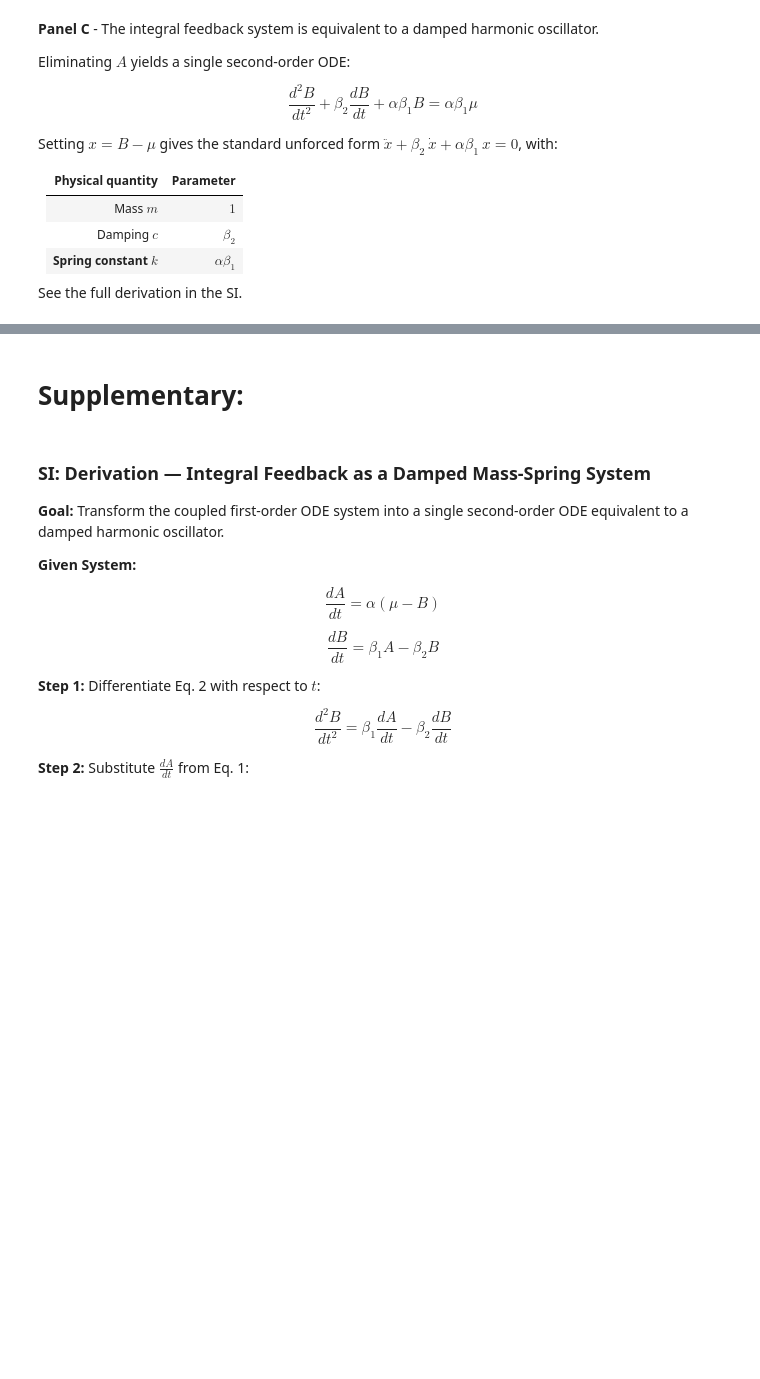
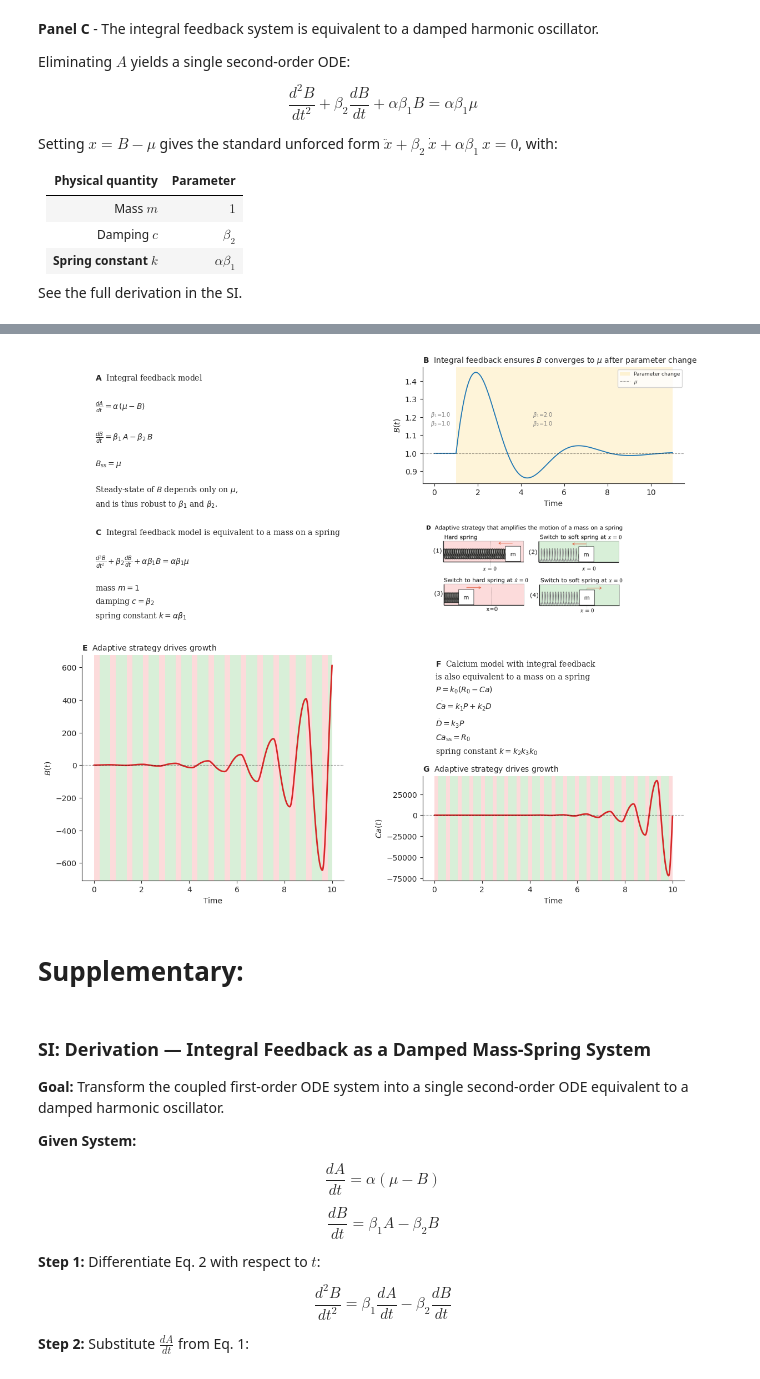
Before and after one commit to Liamir/autodiff-control, a Jupyter notebook: notebooks/figure2.ipynb, the cells around one changed output, grey strips where cells are left out. Saved outputs shown, nothing was run; the diff lists cells and outputs as text; code cells hidden in the pictures; blank space fills up the shorter version.

```diff
--- a/notebooks/figure2.ipynb
+++ b/notebooks/figure2.ipynb
@@ -396,3 +326,100 @@ plt.show()
+# %%
+# ======================================================================
+# ADJUSTED COMPOSITE FIGURE — Reduced height for E and F
+# ======================================================================
+fig = plt.figure(figsize=(14, 12)) # Reduced total figure height slightly
+
+# We use 4 rows to manage the alignment of F and G perfectly.
+# height_ratios:
+# Row 0 (A/B): 1
+# Row 1 (C/D): 0.8
+# Row 2 (F):   0.4  <-- Reduced from 0.6 to make F/E smaller
+# Row 3 (G):   1.0  <-- Kept at 1.0 to preserve G's height
+gs = gridspec.GridSpec(4, 2, figure=fig,
+                       height_ratios=[1, 0.8, 0.7, 0.9],
+                       hspace=0.4, wspace=0.3)
+
+# --- Panel A: equations ---
+ax_A = fig.add_subplot(gs[0, 0])
+text_panel(ax_A, [
+    r'$\mathbf{A}$  Integral feedback model',
+    '', r'$\frac{dA}{dt} = \alpha\,(\mu - B)$',
+    '', r'$\frac{dB}{dt} = \beta_1\, A - \beta_2\, B$',
+    '', r'$B_{ss} = \mu$',
+    '', r'Steady-state of $B$ depends only on $\mu$,',
+    r'and is thus robust to $\beta_1$ and $\beta_2$.'
+], fontsize=10)
+
+# --- Panel B: single parameter switch with axvspan shading ---
+ax_B = fig.add_subplot(gs[0, 1])
+ax_B.plot(data_B['t'], data_B['B'], lw=1.3, color='C0')
+ax_B.axvspan(data_B['t_switch'], data_B['t'].max(), color='#fcba03', alpha=0.15, lw=0, label='Parameter change')
+ax_B.axhline(mu, color='black', ls='--', lw=0.8, alpha=0.4, label=r'$\mu$')
+ax_B.text(0.3, 0.50, data_B['label_base'], ha='center', fontsize=7, color='gray',
+          transform=ax_B.get_xaxis_transform())
+ax_B.text(5.0, 0.50, data_B['label_pert'], ha='center', fontsize=7, color='gray',
+          transform=ax_B.get_xaxis_transform())
+ax_B.set_ylabel('$B(t)$'); ax_B.set_xlabel('Time')
+ax_B.set_title(r'$\mathbf{B}$  Integral feedback ensures $B$ converges to $\mu$ after parameter change',
+               fontsize=10, loc='left')
+ax_B.legend(fontsize=6.5, loc='upper right'); clean_ax(ax_B)
+
+# --- Panel C: spring equivalence ---
+ax_C = fig.add_subplot(gs[1, 0])
+text_panel(ax_C, [
+    r'$\mathbf{C}$  Integral feedback model is equivalent to a mass on a spring',
+    '', r'$\frac{d^2B}{dt^2} + \beta_2\frac{dB}{dt} + \alpha\beta_1 B = \alpha\beta_1 \mu$',
+    '', r'mass $m = 1$', r'damping $c = \beta_2$',
+    r'spring constant $k = \alpha\beta_1$',
+], fontsize=10)
+
+# --- Panel D: hard/soft spring diagram ---
+ax_D = fig.add_subplot(gs[1, 1])
+img_D = plt.imread('figure2_panelD_wide.png')
+
+# FIX: Anchor the image to the 'W' (West/Left) so it isn't centered in the blank space.
+# Alternatively, you could use ax_D.imshow(img_D, aspect='auto') to force it to stretch and fill the cell.
+ax_D.imshow(img_D)
+ax_D.set_anchor('W')
+ax_D.axis('off')
+
+# --- Panel E: Now occupies the left cell of row 2 AND 3 ---
+# This keeps Panel E tall while F and G stay stacked on the right
+ax_E = fig.add_subplot(gs[2:, 0])
+shade_spring(ax_E, data_E['t'], data_E['alpha'],
+             PANEL_E['alpha_hard'], PANEL_E['alpha_soft'])
+ax_E.plot(data_E['t'], data_E['y'][:, 1], lw=2, color='C3')
+ax_E.axhline(mu, color='black', ls='--', lw=0.8, alpha=0.4)
+ax_E.set_ylabel('$B(t)$'); ax_E.set_xlabel('Time')
+ax_E.set_title(r'$\mathbf{E}$  Adaptive strategy drives growth', fontsize=10, loc='left')
+clean_ax(ax_E)
+
+# --- Panel F: Now a standard top-right cell (Looser Spacing) ---
+ax_F = fig.add_subplot(gs[2, 1])
+text_panel(ax_F, [
+    r'$\mathbf{F}$  Calcium model with integral feedback',
+    r'is also equivalent to a mass on a spring',
+    r'$P = k_0(R_0 - Ca)$',
+    r'$\dot{Ca} = k_1 P + k_2 D \quad$',
+    r'$\dot{D} = k_3 P$',
+    r'$Ca_{\rm ss} = R_0$',
+    r'spring constant $k = k_2 k_3 k_0$',
+], fontsize=10)
+
+# --- Panel G: Now a standard bottom-right cell ---
+ax_G = fig.add_subplot(gs[3, 1])
+shade_spring(ax_G, dG['adaptive']['t'], dG['adaptive']['k3'],
+             CALCIUM['k3_hard'], CALCIUM['k3_soft'])
+ax_G.plot(dG['adaptive']['t'], dG['adaptive']['y'][:, 0], lw=2, color='C3')
+ax_G.axhline(CALCIUM['R0'], color='black', ls='--', lw=0.8, alpha=0.4)
+ax_G.set_ylabel('$Ca(t)$'); ax_G.set_xlabel('Time')
+ax_G.set_title(r'$\mathbf{G}$  Adaptive strategy drives growth', fontsize=10, loc='left')
+clean_ax(ax_G)
+
+fig.savefig('figure2_composite_fixed.pdf', bbox_inches='tight')
+plt.show()
+# %% [output]
+[figure, new version]
 # %% [markdown]
 # Supplementary:
 # %% [markdown]
```
Also changed, not shown: parts of 6 cells of this notebook, 20 other files.
